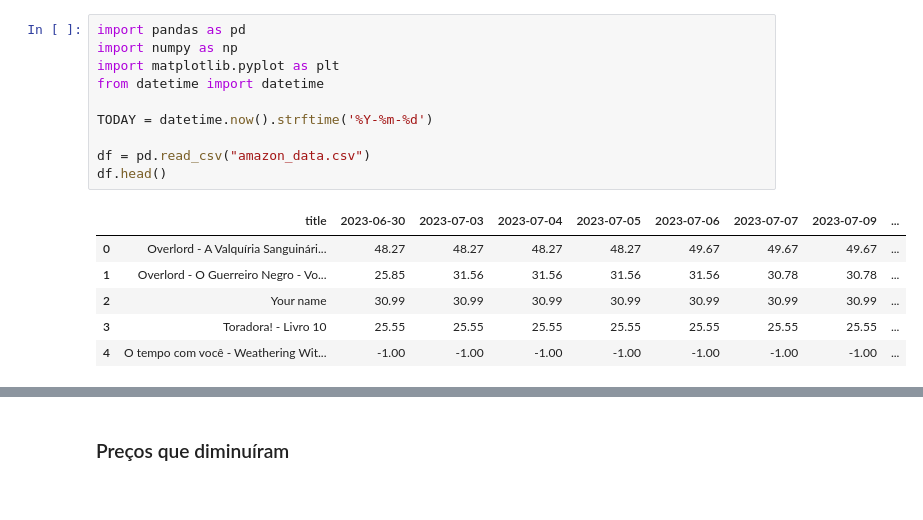
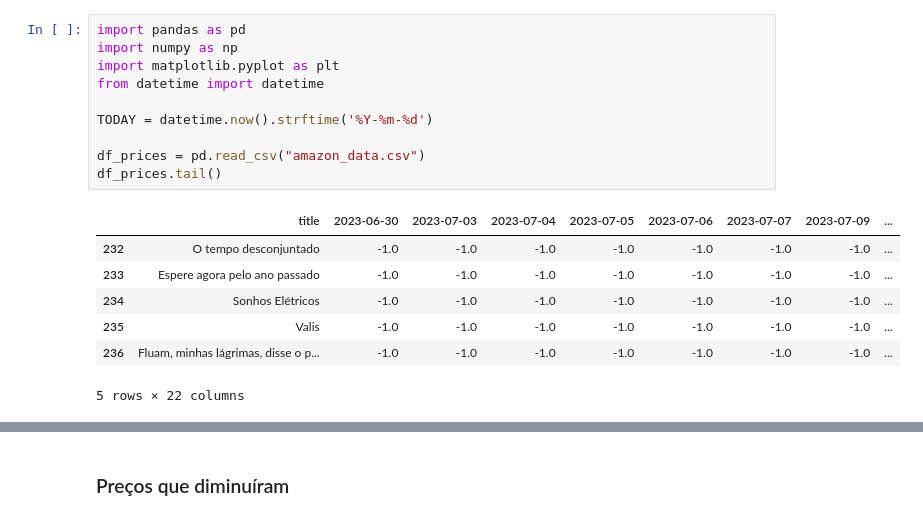
Before and after one commit to RexynyN/data-science, a Jupyter notebook: Amazon/analysis.ipynb, the cells around one changed output, grey strips where cells are left out. Drawn from its saved outputs; the diff is of its cells as text.

```diff
--- a/Amazon/analysis.ipynb
+++ b/Amazon/analysis.ipynb
@@ -1,17 +1,18 @@
 # %%
 import pandas as pd
 import numpy as np
 import matplotlib.pyplot as plt
 from datetime import datetime
 
 TODAY = datetime.now().strftime('%Y-%m-%d')
 
-df = pd.read_csv("amazon_data.csv")
-df.head()
+df_prices = pd.read_csv("amazon_data.csv")
+df_prices.tail()
 # %% [output]
 |  | title | 2023-06-30 | 2023-07-03 | 2023-07-04 | 2023-07-05 | 2023-07-06 | 2023-07-07 | 2023-07-09 | ... |
-| 0 | Overlord - A Valquíria Sanguinári... | 48.27 | 48.27 | 48.27 | 48.27 | 49.67 | 49.67 | 49.67 | ... |
-| 1 | Overlord - O Guerreiro Negro - Vo... | 25.85 | 31.56 | 31.56 | 31.56 | 31.56 | 30.78 | 30.78 | ... |
-| 2 | Your name | 30.99 | 30.99 | 30.99 | 30.99 | 30.99 | 30.99 | 30.99 | ... |
-| 3 | Toradora! - Livro 10 | 25.55 | 25.55 | 25.55 | 25.55 | 25.55 | 25.55 | 25.55 | ... |
-| 4 | O tempo com você - Weathering Wit... | -1.00 | -1.00 | -1.00 | -1.00 | -1.00 | -1.00 | -1.00 | ... |
+| 232 | O tempo desconjuntado | -1.0 | -1.0 | -1.0 | -1.0 | -1.0 | -1.0 | -1.0 | ... |
+| 233 | Espere agora pelo ano passado | -1.0 | -1.0 | -1.0 | -1.0 | -1.0 | -1.0 | -1.0 | ... |
+| 234 | Sonhos Elétricos | -1.0 | -1.0 | -1.0 | -1.0 | -1.0 | -1.0 | -1.0 | ... |
+| 235 | Valis | -1.0 | -1.0 | -1.0 | -1.0 | -1.0 | -1.0 | -1.0 | ... |
+| 236 | Fluam, minhas lágrimas, disse o p... | -1.0 | -1.0 | -1.0 | -1.0 | -1.0 | -1.0 | -1.0 | ... |
+5 rows × 22 columns
```
Also changed, not shown: parts of 6 cells of this notebook, 25 other files.
